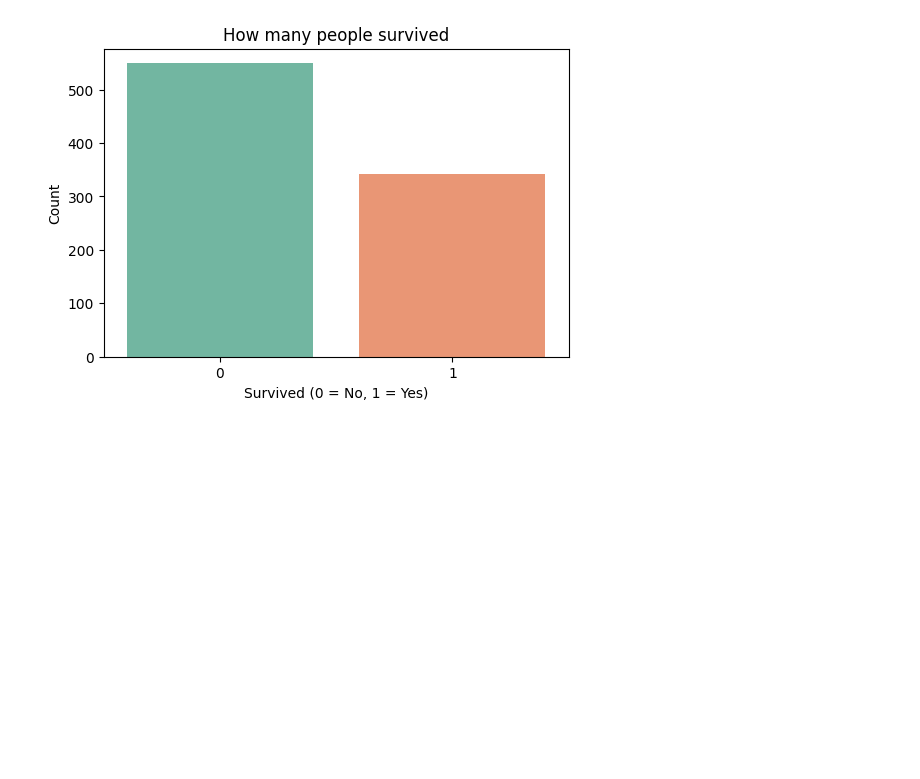
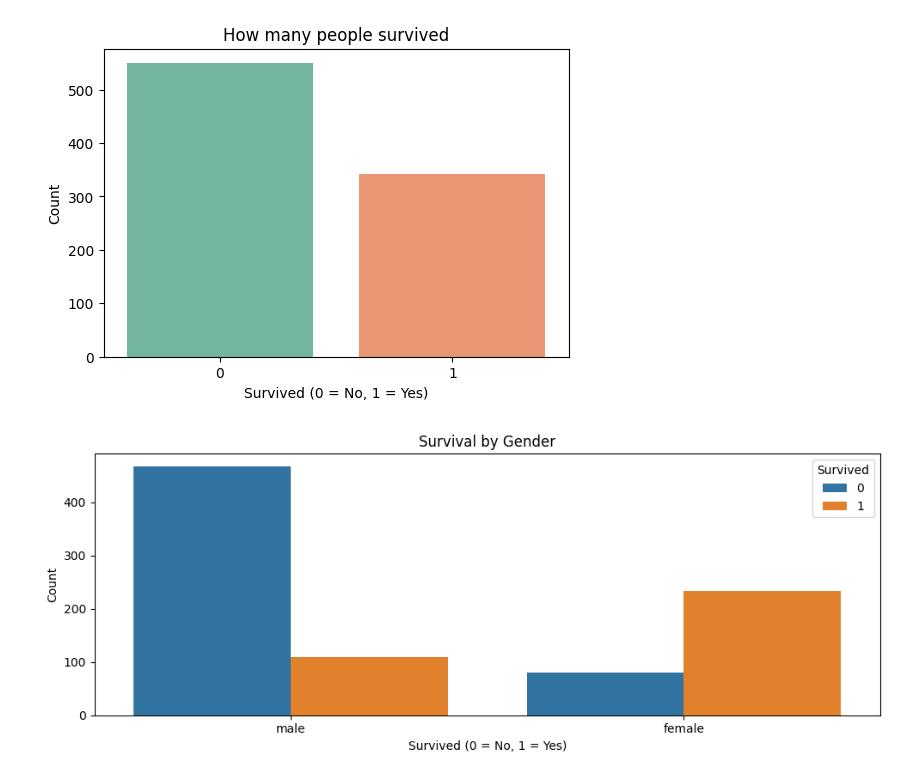
Before and after one commit to jamieleeuw/titanic-ml, a Jupyter notebook: titanic_ml.ipynb, the cells around one changed output. Drawn from its saved outputs; the diff is of its cells as text; code cells hidden in the pictures; blank space fills up the shorter version.

Commit message:
Added three plots for survival analysis

```diff
--- a/titanic_ml.ipynb
+++ b/titanic_ml.ipynb
@@ -69,3 +69,13 @@ Passing `palette` without assigning `hue` is deprecated and will be removed in v
   sns.countplot(x='Survived', data = df, palette = 'Set2')
 Text(0, 0.5, 'Count')
 [figure]
+# %%
+plt.figure(figsize=(10,4))
+plt.title('Survival by Gender')
+sns.countplot(x='Sex', data = df, hue = 'Survived')
+plt.xlabel('Survived (0 = No, 1 = Yes)')
+plt.ylabel('Count')
+plt.tight_layout()
+plt.show()
+# %% [output]
+[figure, added]
```
Also changed, not shown: parts of 1 cell of this notebook.
